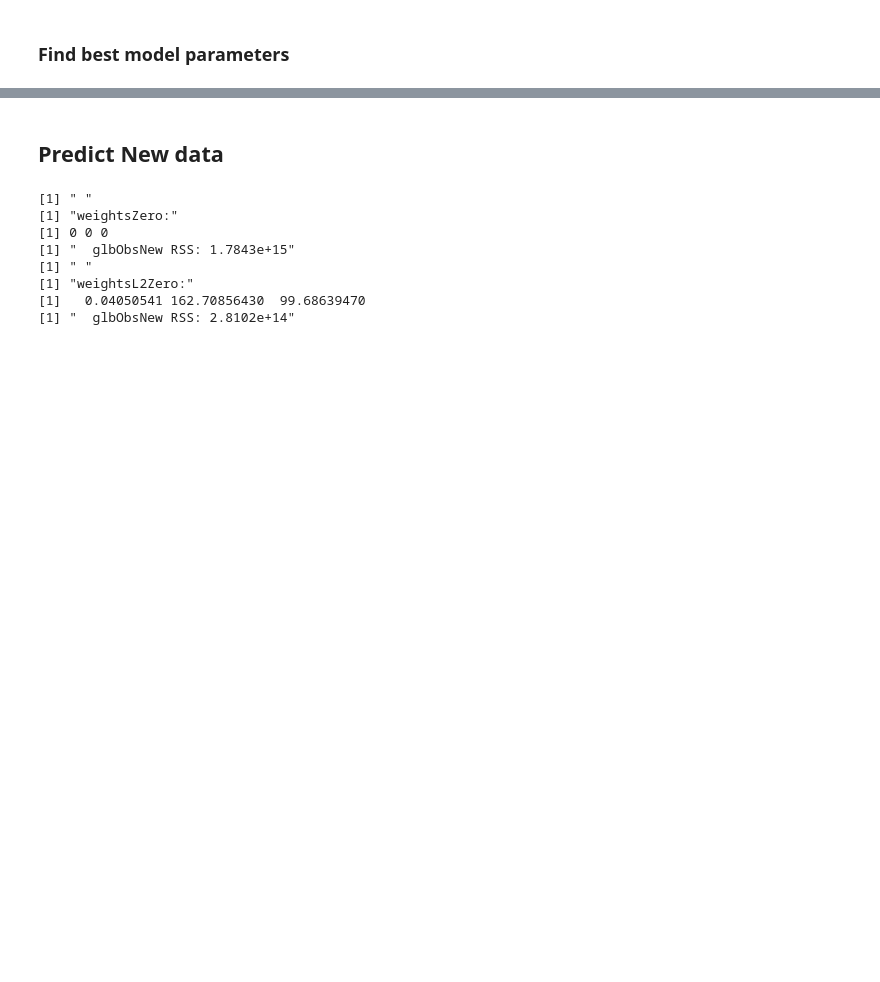
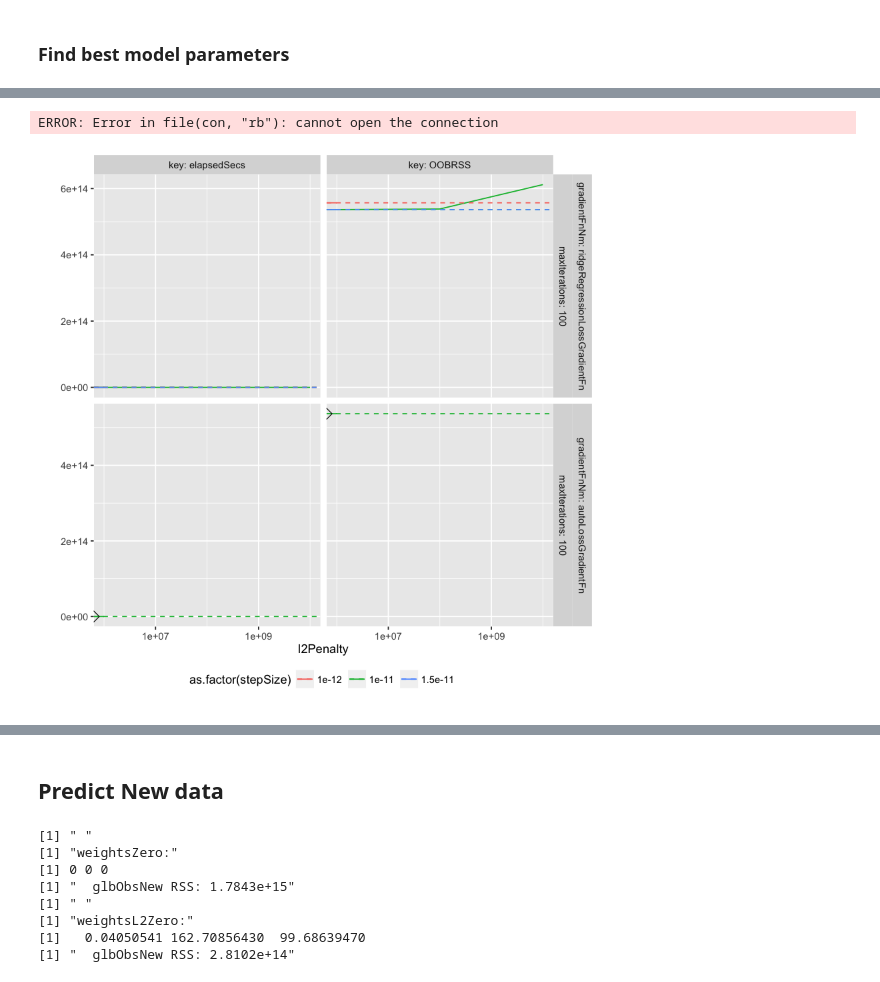
Before and after one commit to bdanalytics/UofWashington-MachineLearning, a Jupyter notebook: WAKCHouses_SGD_Test.ipynb, the cells around one changed output, grey strips where cells are left out. Saved outputs shown, nothing was run; the diff lists cells and outputs as text; code cells hidden in the pictures; blank space fills up the shorter version.

```diff
--- a/WAKCHouses_SGD_Test.ipynb
+++ b/WAKCHouses_SGD_Test.ipynb
@@ -868,0 +800,18 @@ ERROR: Error in file(con, "rb"): cannot open the connection
+# %%
+gradientFnNmSrch <- c("ridgeRegressionLossGradientFn", "autoLossGradientFn")
+#gradientFnNmSrch <- c("ridgeRegressionLossGradientFn")
+#maxIterationsSrch <- c(100, 200)
+maxIterationsSrch <- c(100)
+#stepSizeSrch <- c(1e-13, 1e-12, 1e-11, 1.5e-11)
+#stepSizeSrch <- c(1e-12, 1e-11, 1.5e-11)
+stepSizeSrch <- c(1e-11)
+#l2PenaltySrch <- c(0e+0, 1e+6, 1e+8, 1e+10, 1e+12)
+l2PenaltySrch <- c(0e+0, 1e+6, 1e+12)
+#l2PenaltySrch <- c(0e+0)
+
+dimSrch <- list(l2Penalty     = l2PenaltySrch    ,
+                stepSize      = stepSizeSrch     ,
+                maxIterations = maxIterationsSrch,
+                gradientFnNm  = gradientFnNmSrch )
+dimDf <- do.call(expand.grid, dimSrch)
+print(dimDf)
@@ -868,0 +904,3 @@ ERROR: Error in file(con, "rb"): cannot open the connection
+# %%
+mdlDf <- rbind(mdlDf, resDf)
+print(dplyr::arrange(mdlDf, desc(OOBRSS)))
@@ -868,0 +927,11 @@ ERROR: Error in file(con, "rb"): cannot open the connection
+# %%
+pltMdlDf <- mdlDf[    (mdlDf$OOBRSS <= 1e+21), ]
+print(mypltModelStats(df = pltMdlDf,
+                      measure = c("OOBRSS", "elapsedSecs"),
+        dim = c("l2Penalty", "stepSize", "maxIterations", "gradientFnNm"),
+                      scaleXFn = c(l2Penalty = "log10"),
+                      highLightIx = which.min(pltMdlDf[, 'OOBRSS']),
+                      fileName = 'WAKCHouses_SGD_Test_inb.png'))
+# %% [output]
+ERROR: Error in file(con, "rb"): cannot open the connection
+[figure, added]
```
Also changed, not shown: parts of 18 cells of this notebook, 6 other files.
